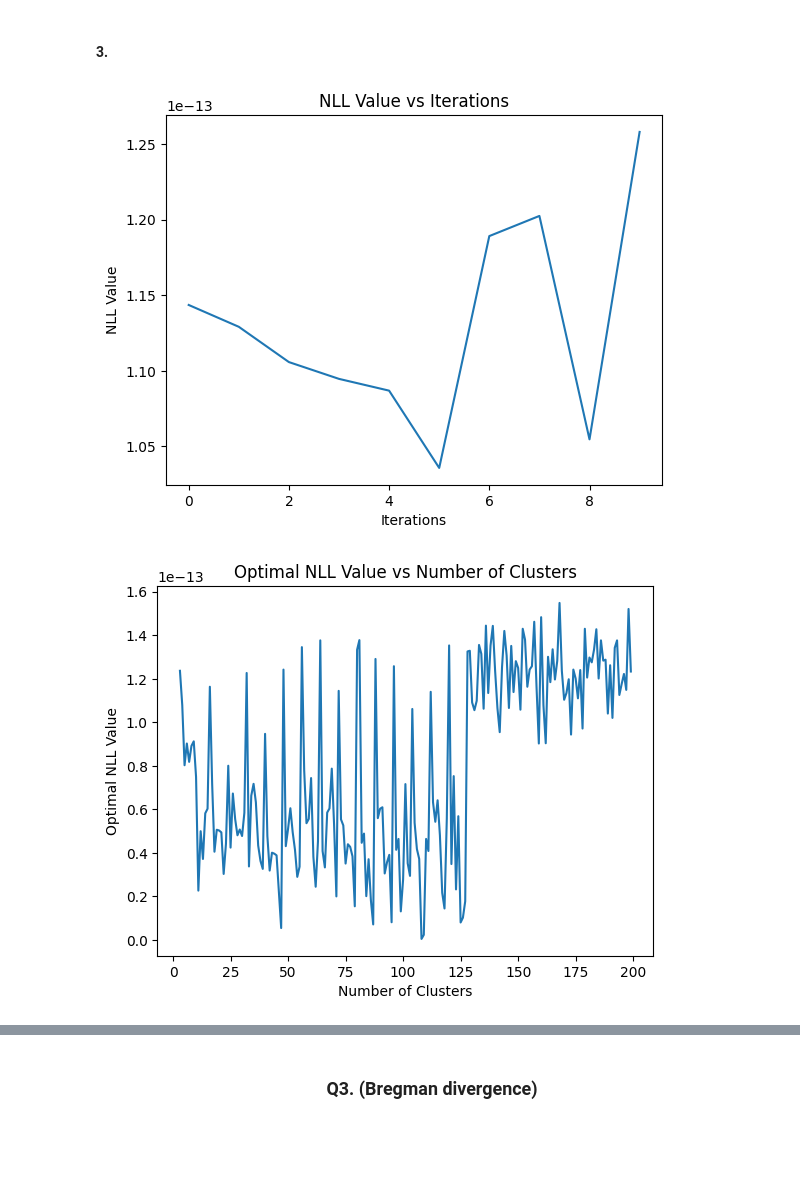
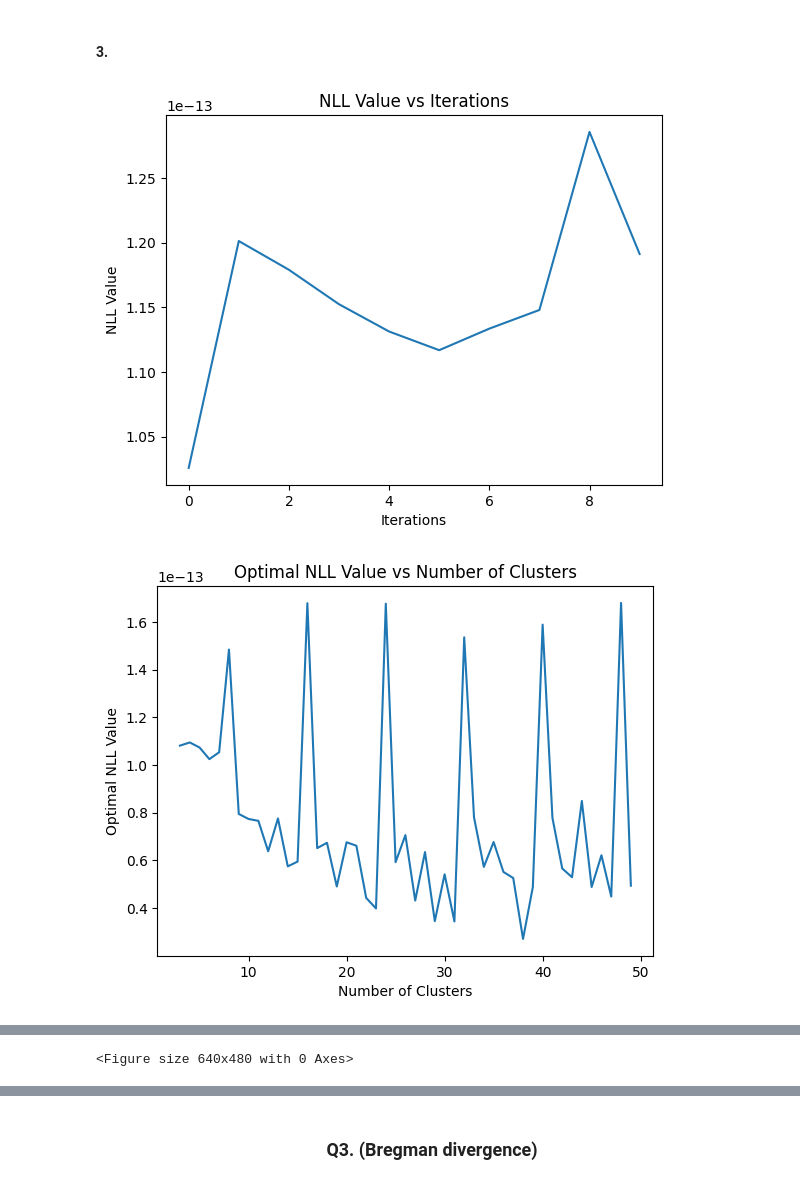
Before and after one commit to darkopetrov/DAT570_Continuous_optimization_in_data_science, a Jupyter notebook: Module_2/Code_2.ipynb, the cells around one changed output, grey strips where cells are left out. Cells and saved outputs as stored; diff of their text form; code cells hidden in the pictures; blank space fills up the shorter version.

```diff
--- a/Module_2/Code_2.ipynb
+++ b/Module_2/Code_2.ipynb
@@ -99,8 +99,8 @@ def error_calc(alpha,n,d,beta):
     if len(np.unique(Y)) == 2:
         model_LR = LogisticRegression(C=1/alpha)
         model_LR.fit(X=X, y=Y)
-        model_SVM = svm.SVC(C=1/alpha, kernel='linear')
-        model_SVM.fit(X=X, y=Y)
+        model_SVC = svm.SVC(C=1/alpha, kernel='linear')
+        model_SVC.fit(X=X, y=Y)
     else:
         print('Y has only one class this iteration is ignored')
         # sameY += 1
@@ -108,7 +108,7 @@ def error_calc(alpha,n,d,beta):
 
     # read out the coefficients of the trained models
     coef_LR = model_LR.coef_
-    coef_SVM = model_SVM.coef_
+    coef_SVM = model_SVC.coef_
 
     # calculate SQUARE L2 norm of the error between the coefficients of each model
     # and theta0, call the error_LR and error_SVM
@@ -124,16 +124,16 @@ def avg_risk_calc(reg,n,d,alpha):
     # Calculate the average errors of 1000 runs
     # You get MSE_LR and MSE_SVM
     errors_LR = []
-    errors_SVM = []
+    errors_SVC = []
     for _ in range(1000):
-        error_LR, error_SVM = error_calc(alpha, n, d, reg)
-        if error_LR is None or error_SVM is None:
+        error_LR, error_SVC = error_calc(alpha, n, d, reg)
+        if error_LR is None or error_SVC is None:
             continue
         errors_LR.append(error_LR)
-        errors_SVM.append(error_SVM)
+        errors_SVC.append(error_SVC)
     MSE_LR = np.mean(errors_LR)
-    MSE_SVM = np.mean(errors_SVM)
-    return MSE_LR, MSE_SVM
+    MSE_SVC = np.mean(errors_SVC)
+    return MSE_LR, MSE_SVC
 
 # Now using avg_risk_calc function plot the risk function of alpha
 # for different values n,d, reg
@@ -158,7 +158,7 @@ for i, n in enumerate(n_values):
                 MSE_LR_values.append(MSE_LR)
                 MSE_SVM_values.append(MSE_SVM)
             axs[i, j].plot(reg_values, MSE_LR_values, label=f'Logistic Regression alpha={alpha}')
-            axs[i, j].plot(reg_values, MSE_SVM_values, label=f'SVM alpha={alpha}')
+            axs[i, j].plot(reg_values, MSE_SVM_values, label=f'SVC alpha={alpha}')
             axs[i, j].set_xlabel('beta')
             axs[i, j].set_ylabel('MSE')
             axs[i, j].set_title(f'n={n}, d={d}')
@@ -277,26 +283,12 @@ def EM_clustering(X,sigma,K):
     #start the EM loop:
     for k in range(iter_num):
         # Apply the E stape by calculating the omega_{i,k} coefficients
-        # omega_{i,k} = (exp(-norm(x_i-mu_k^(t))^2)/(2 sigma^2))/(sum_k=1^K exp(-norm(x_i-mu_k^(t))^2)/(2 sigma^2))
         omega = np.zeros((n, K))
         for i in range(n):
             for j in range(K):
-                o4 = X[i] - M[j]
-                # print(o4)
-                o3 = np.linalg.norm(o4)
-                # print(o3)
-                o2 = o3**2
-                o1 = -o2 / (2 * sigma**2)
-                omega[i, j] = np.exp(o1)
-                # print(omega[i, j])
-                # print(omega)
-                # return 0
-                # print(omega) # we devide by 0 and we get nan values TODO: fix this
+                omega[i, j] = np.exp(-(np.linalg.norm(X[i] - M[j])**2) / (2 * sigma**2))
             omega[i] /= np.sum(omega[i])
         # Apply the M step and obtain an update of M
-        # mu_k^(t+1) = sum_i=1^n omega_{i,k} x_i / sum_i=1^n omega_{i,k}
-        # for a in omega:
-            # print(a)
         for j in range(K):
             m2 = np.sum(omega[:, j])
             # print(m2)
@@ -320,7 +312,7 @@ X = (X - np.mean(X, axis=0)) / np.std(X, axis=0)
 plt.show()
 # X= X-100000
 # Apply EM_clustering(X,sigma,K)
-sigma = 1
+sigma = 3
 K = 3
 M, value = EM_clustering(X, sigma, K)
 
@@ -328,34 +320,37 @@ M, value = EM_clustering(X, sigma, K)
 plt.plot(value)
 plt.xlabel('Iterations')
 plt.ylabel('NLL Value')
 plt.title('NLL Value vs Iterations')
+plt.savefig('Code_2_2_iter.png')
 plt.show()
 
 # Apply different numbers of clusters and plot the last
 # value of NLL (i.e. value[-1]) as the optimal NLL vs the number of clusters
-K_values = range(3, 200)
+K_values = range(3, 50)
 optimal_NLL_values = []
 for K in tqdm.tqdm(K_values):
     M, value = EM_clustering(X, sigma, K)
     optimal_NLL_values.append(value[-1])
 plt.plot(K_values, optimal_NLL_values)
 plt.xlabel('Number of Clusters')
 plt.ylabel('Optimal NLL Value')
 plt.title('Optimal NLL Value vs Number of Clusters')
+plt.savefig('Code_2_2_K.png')
 plt.show()
 
 
 K = 3
-sigma_values = np.linspace(0.5, 20,1000)
+sigma_values = np.linspace(0.1, 20, 100)
 optimal_NLL_values = []
 for sigma in tqdm.tqdm(sigma_values):
     M, value = EM_clustering(X, sigma, K)
     optimal_NLL_values.append(value[-1])
 plt.plot(sigma_values, optimal_NLL_values)
 plt.xlabel('Number of Clusters')
 plt.ylabel('Optimal NLL Value')
 plt.title('Optimal NLL Value vs Simga')
+plt.savefig('Code_2_2_sigma.png')
 plt.show()
 # %% [output]
-[figure, old version]
+[figure, new version]
-[figure, old version]
+[figure, new version]
@@ -362,0 +358 @@ plt.show()
+<Figure size 640x480 with 0 Axes>
```
Also changed, not shown: parts of 10 cells of this notebook.
